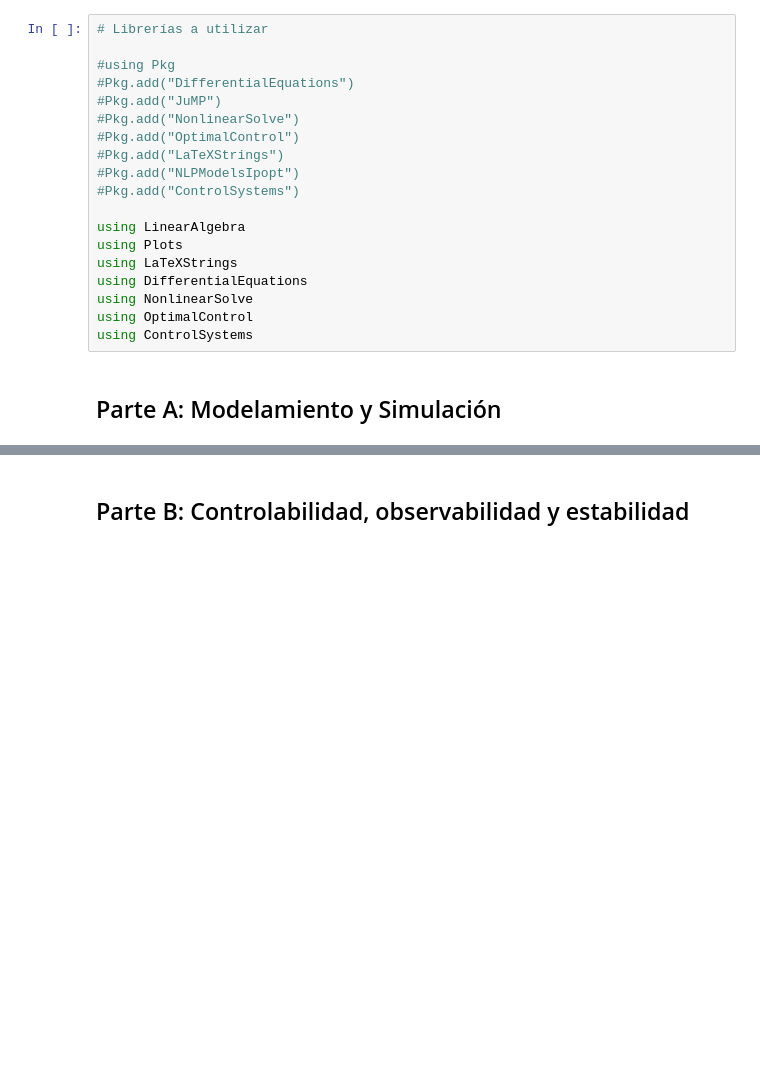
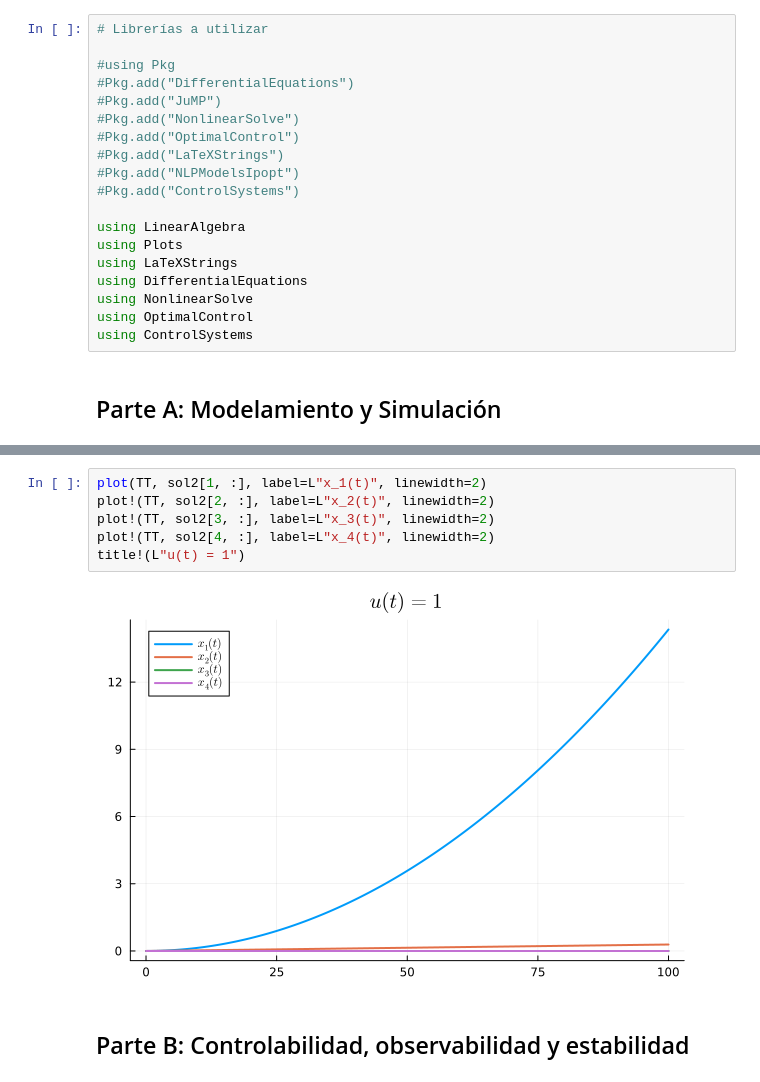
Before and after one commit to sebastianacunau/Labs-Control, a Jupyter notebook: Laboratorio 2/Laboratorio 2.ipynb, the cells around one changed output, grey strips where cells are left out. Saved outputs shown, nothing was run; the diff lists cells and outputs as text; blank space fills up the shorter version.

```diff
--- a/Laboratorio 2/Laboratorio 2.ipynb
+++ b/Laboratorio 2/Laboratorio 2.ipynb
@@ -33,3 +108,11 @@ using ControlSystems
+# %%
+plot(TT, sol2[1, :], label=L"x_1(t)", linewidth=2)
+plot!(TT, sol2[2, :], label=L"x_2(t)", linewidth=2)
+plot!(TT, sol2[3, :], label=L"x_3(t)", linewidth=2)
+plot!(TT, sol2[4, :], label=L"x_4(t)", linewidth=2)
+title!(L"u(t) = 1")
+# %% [output]
+[figure, added]
 # %% [markdown]
 ## Parte B: Controlabilidad, observabilidad y estabilidad
 # %% [markdown]
```
Also changed, not shown: parts of 2 cells of this notebook.
